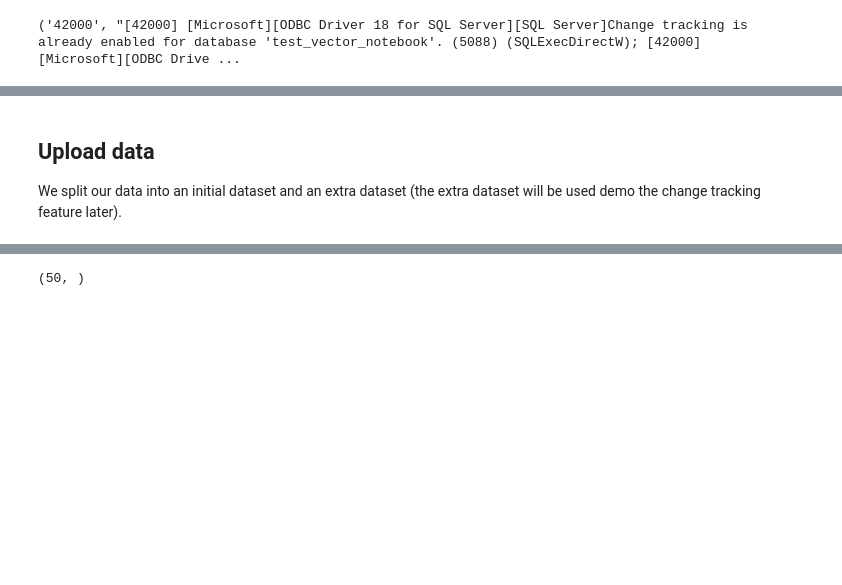
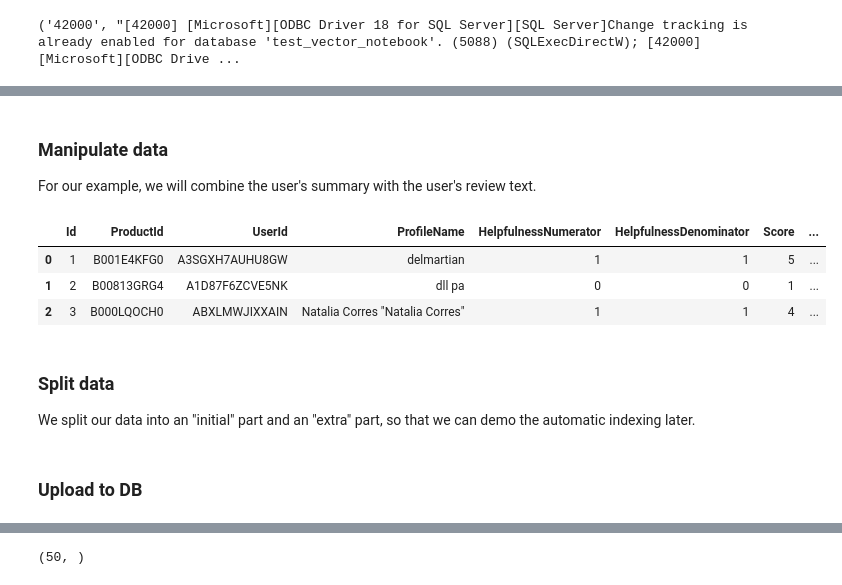
Before and after one commit to microsoft/AzureDataRetrievalAugmentedGenerationSamples, a Jupyter notebook: Python/AzureSQL_CognitiveSearch/AzureSQL_CogSearch_IntegratedVectorization.ipynb, the cells around one changed output, grey strips where cells are left out. Cells and saved outputs as stored; diff of their text form; code cells hidden in the pictures; blank space fills up the shorter version.

```diff
--- a/Python/AzureSQL_CognitiveSearch/AzureSQL_CogSearch_IntegratedVectorization.ipynb
+++ b/Python/AzureSQL_CognitiveSearch/AzureSQL_CogSearch_IntegratedVectorization.ipynb
@@ -93,4 +151,18 @@ except Exception as e:
+# %% [markdown]
+### Manipulate data
+
+For our example, we will combine the user's summary with the user's review text.
+# %%
+df_all["TextConcat"] = df_all.apply(lambda row: f"Summary: {row['Summary']} | Review: {row['Text']}",
+                                    axis = 1)
+
+df_all.head(3)
+# %% [output]
+|  | Id | ProductId | UserId | ProfileName | HelpfulnessNumerator | HelpfulnessDenominator | Score | ... |
+| 0 | 1 | B001E4KFG0 | A3SGXH7AUHU8GW | delmartian | 1 | 1 | 5 | ... |
+| 1 | 2 | B00813GRG4 | A1D87F6ZCVE5NK | dll pa | 0 | 0 | 1 | ... |
+| 2 | 3 | B000LQOCH0 | ABXLMWJIXXAIN | Natalia Corres "Natalia Corres" | 1 | 1 | 4 | ... |
 # %% [markdown]
-## Upload data
+### Split data
 
-We split our data into an initial dataset and an extra dataset (the extra dataset will be used demo the change tracking feature later).
+We split our data into an "initial" part and an "extra" part, so that we can demo the automatic indexing later.
@@ -106,3 +172,5 @@ df_extra = df_all[50:].copy().reset_index(drop = True)
+# %% [markdown]
+### Upload to DB
 # %%
 ## Upload initial data
 df = df_initial
```
Also changed, not shown: parts of 36 cells of this notebook.
